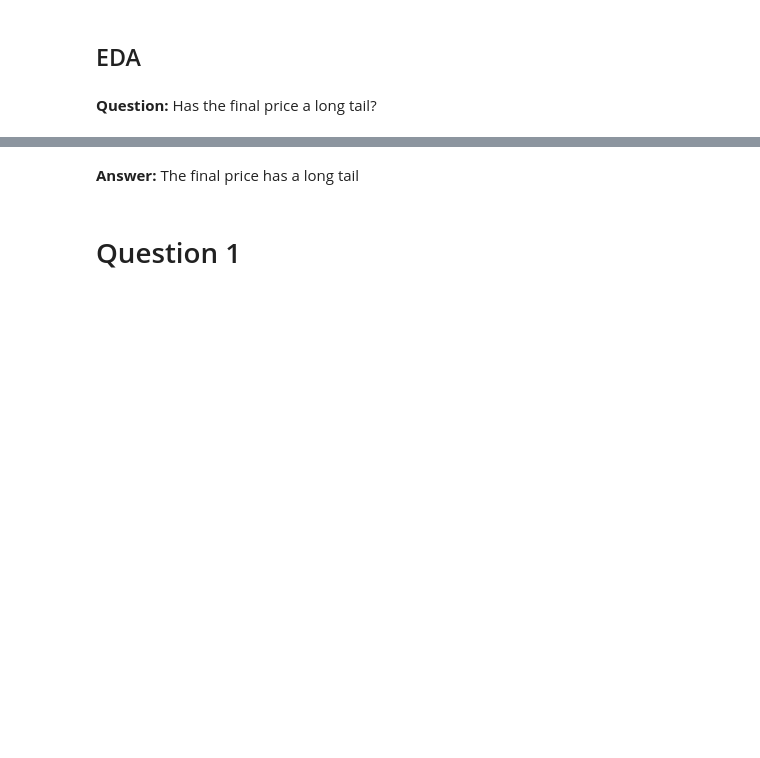
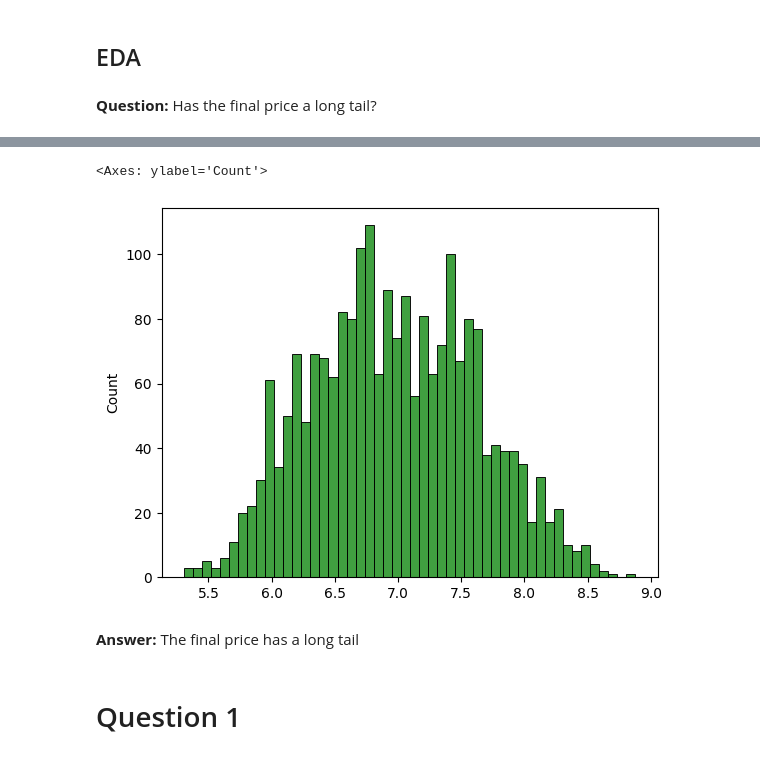
Before and after one commit to HeilmannKarl/machine-learning-zoomcamp-homework, a Jupyter notebook: homework_chapter2/homework-chapter2.ipynb, the cells around one changed output, grey strips where cells are left out. Drawn from its saved outputs; the diff is of its cells as text; code cells hidden in the pictures; blank space fills up the shorter version.

```diff
--- a/homework_chapter2/homework-chapter2.ipynb
+++ b/homework_chapter2/homework-chapter2.ipynb
@@ -84,3 +84,8 @@ sns.histplot(df.final_price, bins=50)
+# %%
+sns.histplot(np.log1p(df.final_price.values), color='green', bins=50)
+# %% [output]
+<Axes: ylabel='Count'>
+[figure, added]
 # %% [markdown]
 **Answer:** The final price has a long tail
 # %% [markdown]
```
Also changed, not shown: parts of 8 cells of this notebook, 3 other files.
